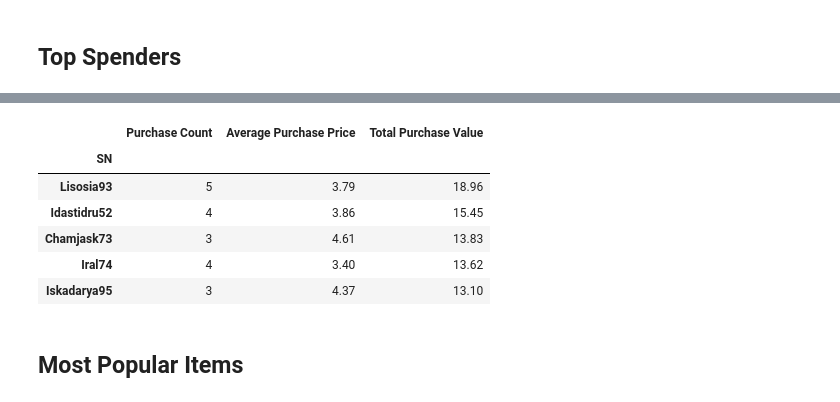
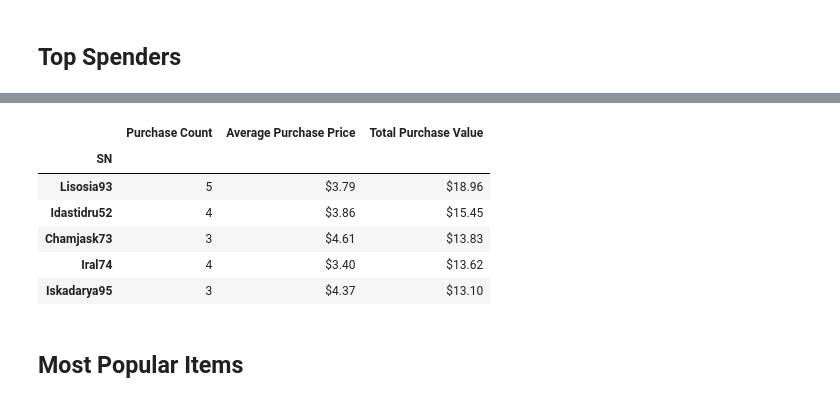
Before and after one commit to bendgame/BootCamp_hw4, a Jupyter notebook: Eric_Kleppen_hw4_Heroes_of_pymoli.ipynb, the cells around one changed output, grey strips where cells are left out. Drawn from its saved outputs; the diff is of its cells as text; code cells hidden in the pictures.

```diff
--- a/Eric_Kleppen_hw4_Heroes_of_pymoli.ipynb
+++ b/Eric_Kleppen_hw4_Heroes_of_pymoli.ipynb
@@ -276,35 +232,37 @@ See the caveats in the documentation: http://pandas.pydata.org/pandas-docs/stabl
 # %%
 #Create data frames to calculate the purchase data per user and merge them to form a summary data frame.
 
 #
 top_spenders = pd.DataFrame(df_pd[["SN","Item ID", "Price"]])
 
 top_spenders_g = top_spenders.groupby("SN").count()
 top_spenders_g = top_spenders_g.rename(columns = {"Item ID":"Purchase Count"})
 
 top_spenders_m = round(top_spenders.groupby("SN").mean(),2)
 top_spenders_m = top_spenders_m.rename(columns = {"Price":"Average Purchase Price"})
 
 top_spenders_t = top_spenders.groupby("SN").sum()
 top_spenders_t = top_spenders_t.rename(columns = {"Price":"Total Purchase Value"})
 
 merge1_ts = top_spenders_g.merge(top_spenders_m, how = "inner", on = "SN")
 merge2_ts = merge1_ts.merge(top_spenders_t, how = "inner", on = "SN")
 
-
 age_prchs_sum = merge2_ts[["Purchase Count", "Average Purchase Price", "Total Purchase Value"]]
 
 age_prchs_sum = age_prchs_sum.sort_values("Total Purchase Value", ascending = False)
 
+age_prchs_sum["Average Purchase Price"] = age_prchs_sum["Average Purchase Price"].map("${:.2f}".format)
+age_prchs_sum["Total Purchase Value"] = age_prchs_sum["Total Purchase Value"].map("${:.2f}".format)
+
 age_prchs_sum.head()
 # %% [output]
 |  | Purchase Count | Average Purchase Price | Total Purchase Value |
 | SN |  |  |  |
-| Lisosia93 | 5 | 3.79 | 18.96 |
-| Idastidru52 | 4 | 3.86 | 15.45 |
-| Chamjask73 | 3 | 4.61 | 13.83 |
-| Iral74 | 4 | 3.40 | 13.62 |
-| Iskadarya95 | 3 | 4.37 | 13.10 |
+| Lisosia93 | 5 | $3.79 | $18.96 |
+| Idastidru52 | 4 | $3.86 | $15.45 |
+| Chamjask73 | 3 | $4.61 | $13.83 |
+| Iral74 | 4 | $3.40 | $13.62 |
+| Iskadarya95 | 3 | $4.37 | $13.10 |
 # %% [markdown]
 ## Most Popular Items
 # %% [markdown]
```
Also changed, not shown: parts of 6 cells of this notebook.
